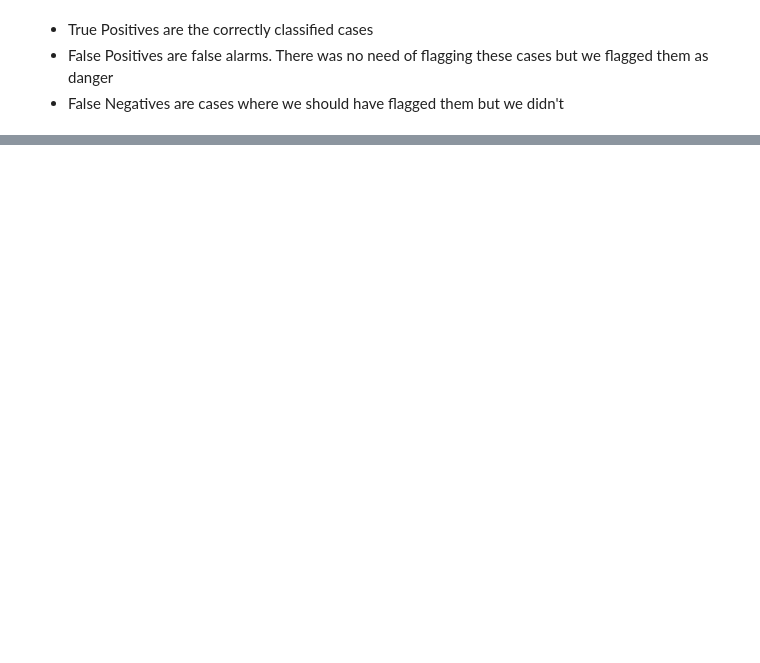
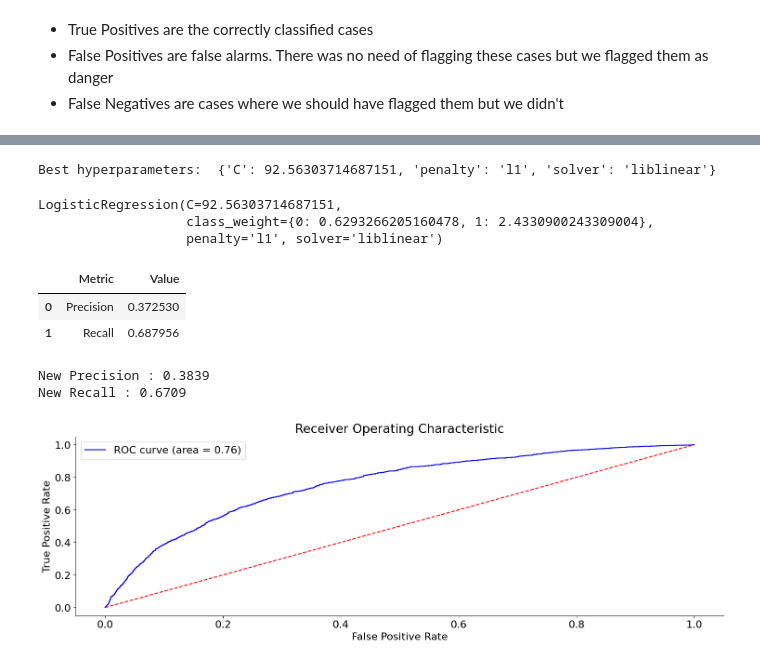
Before and after one commit to dakshbhatnagar/projects, a Jupyter notebook: ML/logistic.ipynb, the cells around one changed output, grey strips where cells are left out. Drawn from its saved outputs; the diff is of its cells as text; code cells hidden in the pictures; blank space fills up the shorter version.

```diff
--- a/ML/logistic.ipynb
+++ b/ML/logistic.ipynb
@@ -247,0 +346,58 @@ plt.show()
+# %%
+# Print best parameters and the corresponding accuracy
+best_params = study.best_trial.params
+print("Best hyperparameters: ", best_params)
+# %% [output]
+Best hyperparameters:  {'C': 92.56303714687151, 'penalty': 'l1', 'solver': 'liblinear'}
+# %%
+model = LogisticRegression(**best_params, class_weight=class_weights)
+# %%
+model.fit(X_train, y_train)
+# %% [output]
+LogisticRegression(C=92.56303714687151,
+                   class_weight={0: 0.6293266205160478, 1: 2.4330900243309004},
+                   penalty='l1', solver='liblinear')
+# %%
+y_pred = model.predict(X_train)
+metric_df = pd.DataFrame(evaluate_model(y_train, y_pred).items(), columns=['Metric', 'Value'])
+metric_df
+# %% [output]
+|  | Metric | Value |
+| 0 | Precision | 0.372530 |
+| 1 | Recall | 0.687956 |
+# %%
+probs = model.predict_proba(X_train)
+# model is already trained and X_test is your test data
+y_scores = probs[:, 1]
+
+# Calculate ROC curve (actual values, their probabilities)
+fpr, tpr, thresholds = roc_curve(y_train, y_scores)
+
+#index where the value is max
+idx = np.argmax(tpr - fpr)
+
+# Find the optimal threshold (this is just an example, you need to define your own logic)
+optimal_threshold = thresholds[idx]
+
+# Make predictions based on the optimal threshold
+y_pred = (y_scores >= optimal_threshold).astype(int)
+
+metrics = evaluate_model(y_train, y_pred)
+print(f"New Precision : {round(metrics['Precision'],4)}")
+print(f"New Recall : {round(metrics['Recall'],4)}")
+# %% [output]
+New Precision : 0.3839
+New Recall : 0.6709
+# %%
+roc_auc = auc(fpr, tpr)
+# Plotting the ROC curve
+plt.figure()
+plt.plot(fpr, tpr, color='blue', label='ROC curve (area = %0.2f)' % roc_auc)
+plt.plot([0, 1], [0, 1], color='red', linestyle='--')  # diagonal line
+plt.xlabel('False Positive Rate')
+plt.ylabel('True Positive Rate')
+plt.title('Receiver Operating Characteristic')
+plt.legend(loc='upper left')
+plt.show()
+# %% [output]
+[figure, added]
```
Also changed, not shown: parts of 21 cells of this notebook, 1 other file.
